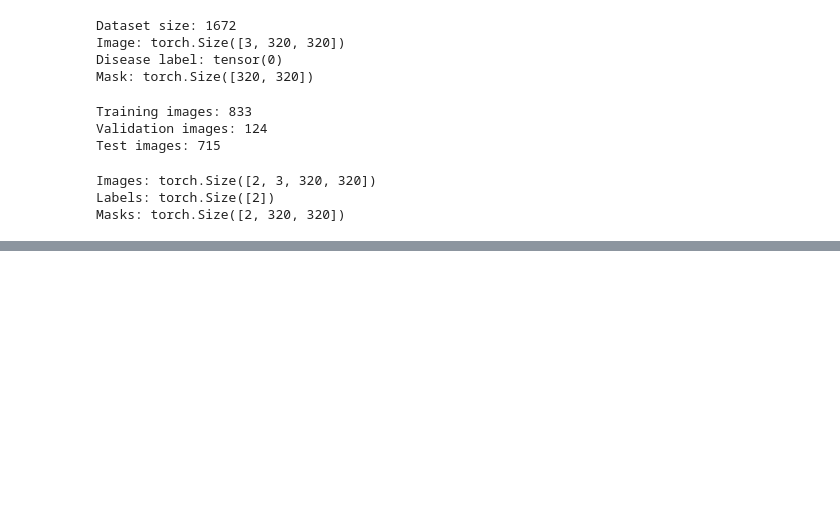
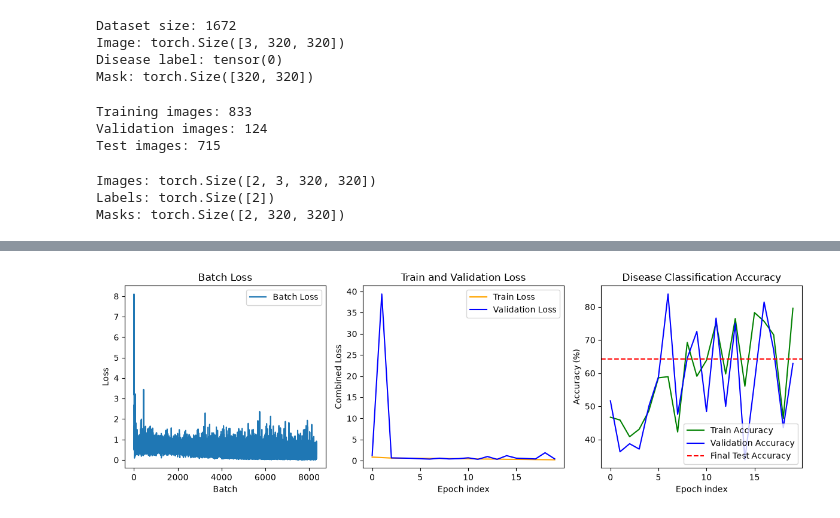
Before and after one commit to Upani-Gunathunga/FrameX-EN3160-CAMEL, a Jupyter notebook: CAMEL_reimplementation.ipynb, the cells around one changed output, grey strips where cells are left out. Cells and saved outputs as stored; diff of their text form; code cells hidden in the pictures; blank space fills up the shorter version.

```diff
--- a/CAMEL_reimplementation.ipynb
+++ b/CAMEL_reimplementation.ipynb
@@ -304,0 +805,40 @@ Note: you may need to restart the kernel to use updated packages.
+# %%
+plt.figure(figsize=(12, 4))
+
+plt.subplot(1, 3, 1)
+plt.plot(sgd_batch_losses, label="Batch Loss")
+plt.title("Batch Loss")
+plt.xlabel("Batch")
+plt.ylabel("Loss")
+plt.legend()
+
+plt.subplot(1, 3, 2)
+plt.plot(sgd_train_losses, label="Train Loss", color="orange")
+plt.plot(sgd_validation_losses, label="Validation Loss", color="blue")
+plt.title("Train and Validation Loss")
+plt.xlabel("Epoch index")
+plt.ylabel("Combined Loss")
+plt.legend()
+
+plt.subplot(1, 3, 3)
+plt.plot(sgd_train_accuracies, label="Train Accuracy", color="green")
+plt.plot(
+    sgd_validation_accuracies,
+    label="Validation Accuracy",
+    color="blue"
+)
+plt.axhline(
+    final_test_accuracy,
+    label="Final Test Accuracy",
+    color="red",
+    linestyle="--"
+)
+plt.title("Disease Classification Accuracy")
+plt.xlabel("Epoch index")
+plt.ylabel("Accuracy (%)")
+plt.legend()
+
+plt.tight_layout()
+plt.show()
+# %% [output]
+[figure, added]
```
Also changed, not shown: parts of 57 cells of this notebook, 3 other files.
